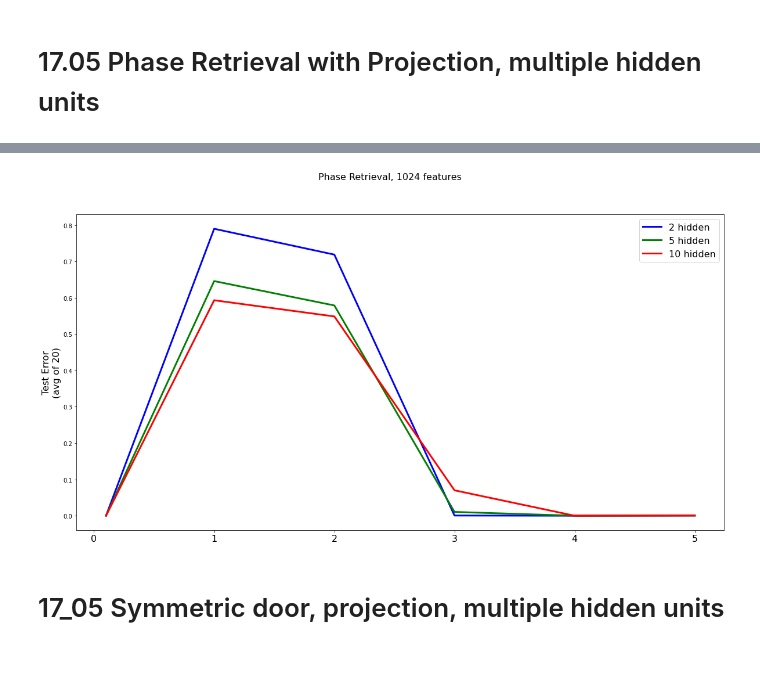
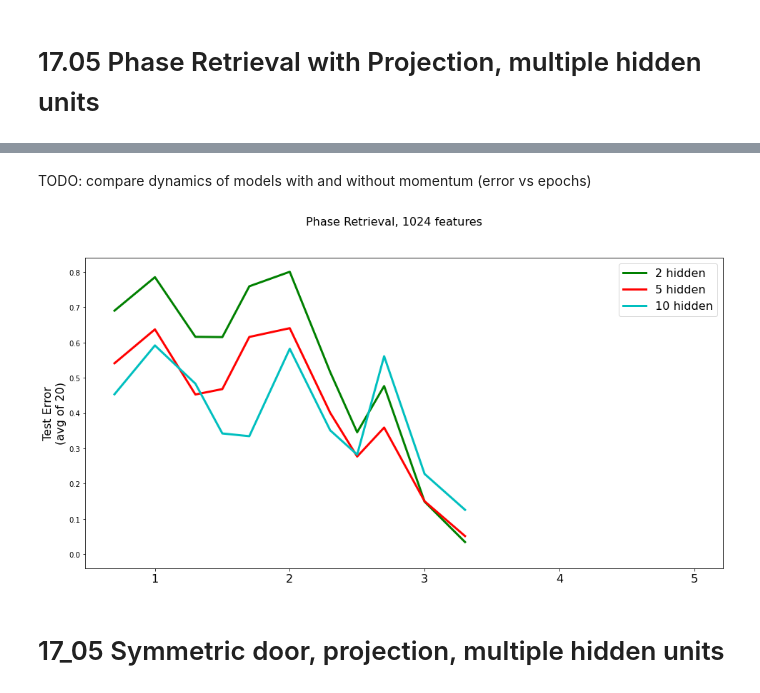
Before and after one commit to daniildmitriev/spoc_master_project, a Jupyter notebook: clean_version_8_03.ipynb, the cells around one changed output, grey strips where cells are left out. Cells and saved outputs as stored; diff of their text form; code cells hidden in the pictures; blank space fills up the shorter version.

```diff
--- a/clean_version_8_03.ipynb
+++ b/clean_version_8_03.ipynb
@@ -1620,5 +1651,6 @@ plt.show()
 # %%
-result = pd.read_csv('agg_results/15_05_phase_retr.csv')
+result = pd.read_csv('agg_results/31_05_phase_retv.csv')
+result = result[~result.duplicated()]
 sample_complexities = np.unique(result['samplecomplexity'])
 nes_momentum = ((result['momentum'] == 0.9) &
             (result['lr'] == 0.005) &
@@ -1628,7 +1660,7 @@ no_momentum = ((result['momentum'] == 0.0) &
                (result['lr'] == 0.005) &
                (result['n_epochs'] == 2000))
 result_all = {}
-for nhidden in [2, 5, 10]:
+for nhidden in [1, 2, 5, 10]:
     for sc in sample_complexities:
         for tau in [2.0]:
             for k in [0.67449]:
@@ -1660,9 +1692,9 @@ for nhidden in [2, 5, 10]:
 vals = {}
 for optim_type in ['nes_mom', 'no_mom']:
     for optim in ['gd', 'sgd', 'p-sgd']:
-        for nhidden in [2, 5, 10]:
-            vals[(optim_type, optim, nhidden)] = np.zeros((2, 100))
+        for nhidden in [1, 2, 5, 10]:
+            vals[(optim_type, optim, nhidden)] = np.zeros((2, 1000))
 for (dataset, optim_type, _, optim, nhidden, sc, _, _), value in result_all.items():
 #     print(int(dataset == 'test'), sc)
 #     print(vals[(optim_type, optim)][dataset == 'test', 3])
-    vals[(optim_type, optim, nhidden)][int(dataset == 'test'), int(2 * sc + 0.1)] = value
+    vals[(optim_type, optim, nhidden)][int(dataset == 'test'), int(10 * sc + 0.1)] = value
@@ -1710,42 +1831,48 @@ plt.show()
+# %% [markdown]
+TODO: compare dynamics of models with and without momentum (error vs epochs)
 # %%
-xs = [0.1, 1.0, 2.0, 3.0, 4.0, 5.0]
-indices = np.array(np.array(xs) * 2 + 0.1,
+xs = sample_complexities[:-4]
+indices = np.array(np.array(xs) * 10 + 0.1,
                    dtype=int)
-plt.figure(figsize=(20, 10))
-plt.plot(xs, vals[('nes_mom', 'p-sgd', 2)][1, indices], color=colors[0], linewidth=3, label='2 hidden')
-plt.plot(xs, vals[('nes_mom', 'p-sgd', 5)][1, indices], color=colors[1], linewidth=3, label='5 hidden')
-plt.plot(xs, vals[('nes_mom', 'p-sgd', 10)][1, indices], color=colors[2], linewidth=3, label='10 hidden')
+# xs_one = [0.5, 1. , 1.4, 1.5, 1.6, 1.7, 1.8, 2. , 2.5, 3. , 3.5, 4.0, 6.0]
+# indices_one =  np.array(np.array(xs_one) * 2 + 0.1,
+#                    dtype=int)
+plt.figure(figsize=(16, 8))
+# plt.plot(xs_one, vals_proj[('nes_mom', 'p-sgd')][1, indices_one], color=colors[0], linewidth=3, label='1 hidden')
+plt.plot(xs, vals[('no_mom', 'p-sgd', 2)][1, indices], color=colors[1], linewidth=3, label='2 hidden')
+plt.plot(xs, vals[('no_mom', 'p-sgd', 5)][1, indices], color=colors[2], linewidth=3, label='5 hidden')
+plt.plot(xs, vals[('no_mom', 'p-sgd', 10)][1, indices], color=colors[3], linewidth=3, label='10 hidden')
 # plt.plot(xs, vals[('no_mom', 'p-sgd', 2)][0, indices], color=colors[1], linewidth=3, label='P-SGD w/o mom')
 # plt.plot(xs, vals[('nes_mom', 'sgd', 2)][0, indices], color=colors[2], linewidth=3, label='SGD with mom')
 # plt.plot(xs, vals[('no_mom', 'gd', 2)][0, indices], color=colors[3], linewidth=3, label='GD w/o mom')
 # plt.plot(xs, vals[('no_mom', 'gd')][1, indices], color=colors[0], linewidth=3, label='GD')
 # plt.plot(xs, vals[('nes_mom', 'p-sgd')][1, indices], color=colors[1], linewidth=3, label='Nesterov')
 # plt.plot(xs, vals['mom_sgd'][2, indices, 2], color=colors[1], linewidth=3, label='1 layer with 2 units')
 # plt.plot(xs, vals['mom_sgd'][5, indices, 2], color=colors[2], linewidth=3, label='1 layer with 5 units')
 # plt.plot(xs, vals['no_mom_sgd'][10, indices, 2], color=colors[3], linewidth=3, label='1 layer with 10 units')
 # plt.plot([], [], color='black', linewidth=3, label=r'vanilla SGD')
 # plt.plot([], [], '--', color='black', linewidth=3, label=r'persistent-SGD, $\tau = 1.0$')
 # plt.plot(xs, vals['mom_psgd'][1, indices, 2], '--', color=colors[0], linewidth=3)
 # plt.plot(xs, vals['mom_psgd'][2, indices, 2], '--', color=colors[1], linewidth=3)
 # plt.plot(xs, vals['mom_psgd'][5, indices, 2], '--', color=colors[2], linewidth=3)
 plt.legend(loc='upper right')
 plt.suptitle('Phase Retrieval, 1024 features')
 # plt.xlabel('Sample Complexity')
 plt.ylabel('Test Error\n(avg of 20)')
 # plt.ylim(0.0, 0.55)
 # plt.savefig('gd_1024_features.pdf')
 # plt.show()
 
 # plt.figure(figsize=(12, 5))
 # plt.subplot(122)
 # plt.plot(xs, vals[('nes_mom', 'p-sgd', 2)][1, indices], color=colors[0], linewidth=3, label='P-SGD with mom')
 # plt.plot(xs, vals[('no_mom', 'p-sgd', 2)][1, indices], color=colors[1], linewidth=3, label='P-SGD w/o mom')
 # plt.plot(xs, vals[('nes_mom', 'sgd', 2)][1, indices], color=colors[2], linewidth=3, label='SGD with mom')
 # plt.plot(xs, vals[('no_mom', 'gd', 2)][1, indices], color=colors[3], linewidth=3, label='GD w/o mom')
 # plt.ylim(0.0, 0.55)
 
 # plt.ylabel('Sulccess ratio (20 runs)')
 # plt.savefig('symmetric_door_1024.pdf')
 plt.show()
 # %% [output]
-[figure, old version]
+[figure, new version]
```
Also changed, not shown: parts of 27 cells of this notebook, 1 other file.
